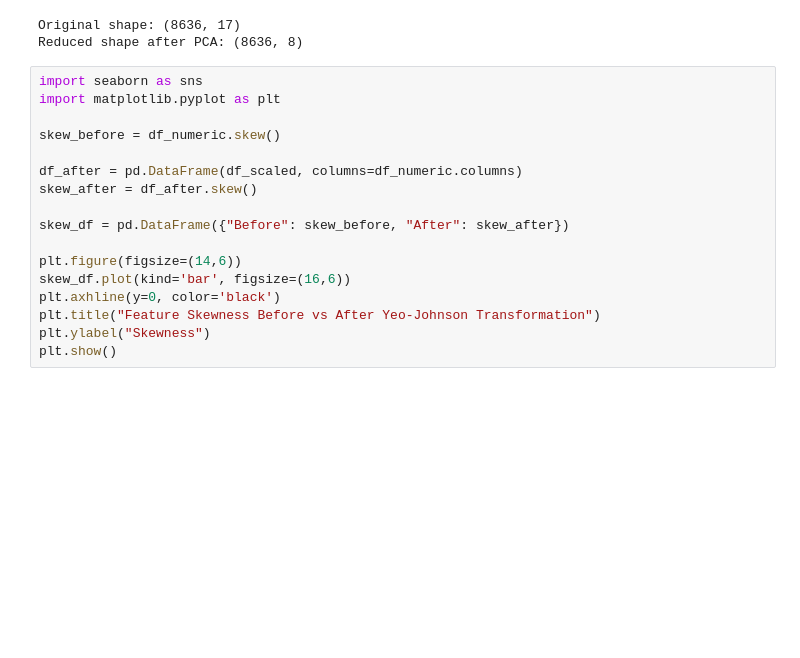
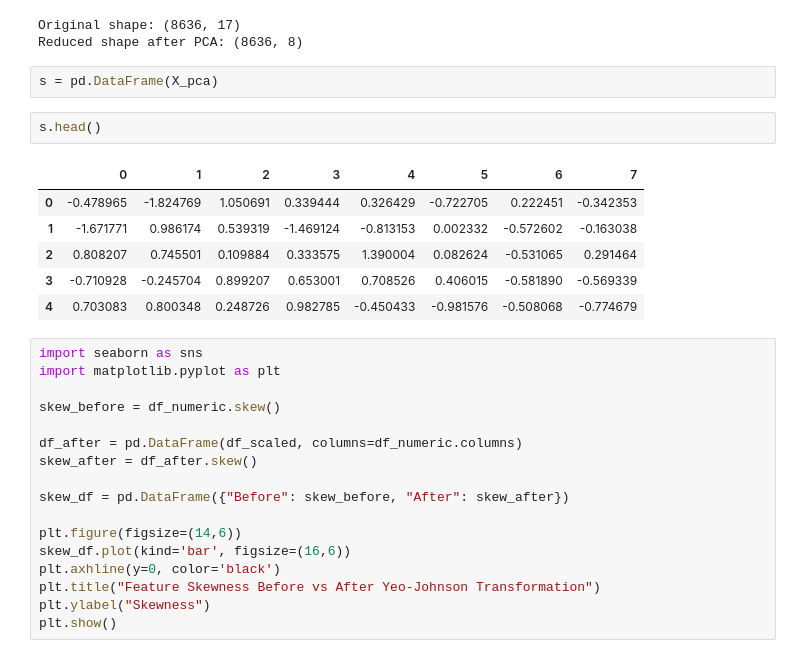
Before and after one commit to navaneethakrishnanms/Unsupervised-learning-clustering-part-1, a Jupyter notebook: task.ipynb, the cells around one changed output. Drawn from its saved outputs; the diff is of its cells as text; blank space fills up the shorter version.

```diff
--- a/task.ipynb
+++ b/task.ipynb
@@ -152,6 +152,17 @@ print("Reduced shape after PCA:", X_pca.shape)
 # %% [output]
 Original shape: (8636, 17)
 Reduced shape after PCA: (8636, 8)
+# %%
+s = pd.DataFrame(X_pca)
+# %%
+s.head()
+# %% [output]
+|  | 0 | 1 | 2 | 3 | 4 | 5 | 6 | 7 |
+| 0 | -0.478965 | -1.824769 | 1.050691 | 0.339444 | 0.326429 | -0.722705 | 0.222451 | -0.342353 |
+| 1 | -1.671771 | 0.986174 | 0.539319 | -1.469124 | -0.813153 | 0.002332 | -0.572602 | -0.163038 |
+| 2 | 0.808207 | 0.745501 | 0.109884 | 0.333575 | 1.390004 | 0.082624 | -0.531065 | 0.291464 |
+| 3 | -0.710928 | -0.245704 | 0.899207 | 0.653001 | 0.708526 | 0.406015 | -0.581890 | -0.569339 |
+| 4 | 0.703083 | 0.800348 | 0.248726 | 0.982785 | -0.450433 | -0.981576 | -0.508068 | -0.774679 |
 # %%
 import seaborn as sns
 import matplotlib.pyplot as plt
```
